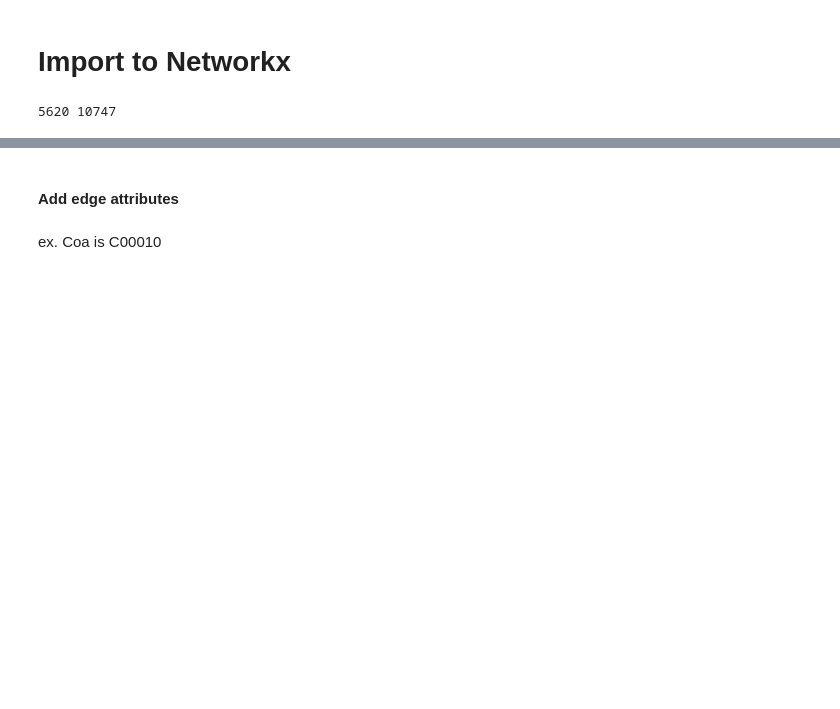
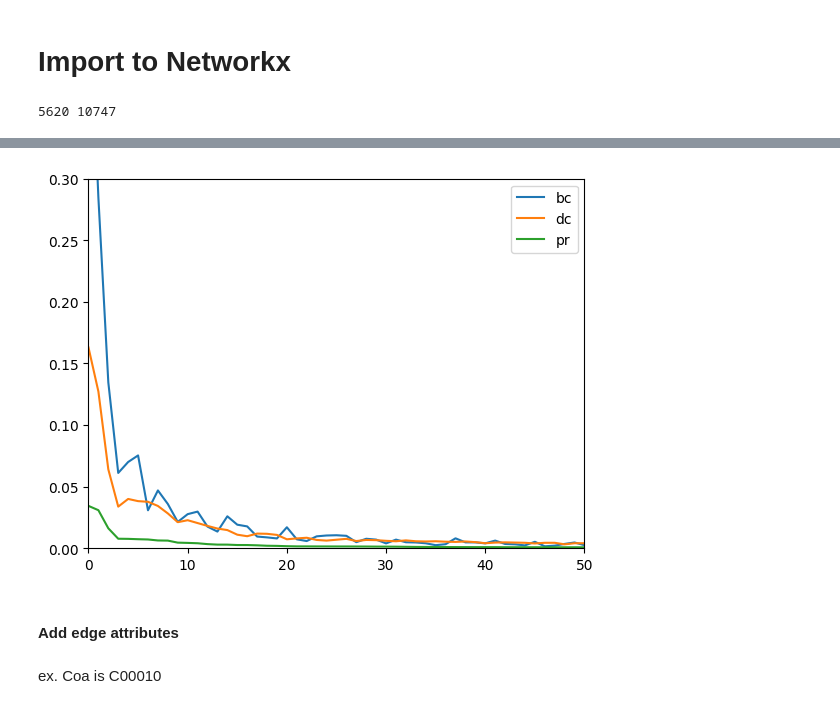
Before and after one commit to costasmexis/pathwayFinder, a Jupyter notebook: main.ipynb, the cells around one changed output, grey strips where cells are left out. Saved outputs shown, nothing was run; the diff lists cells and outputs as text; code cells hidden in the pictures; blank space fills up the shorter version.

```diff
--- a/main.ipynb
+++ b/main.ipynb
@@ -240,0 +213,24 @@ dc.head(20)
+# %%
+if path.exists('data/nodes_centralities.csv'):
+    dc = pd.read_csv('data/nodes_centralities.csv', index_col=0)
+else:
+    # PageRank
+    pr = nx.pagerank(G)
+    pr = pd.DataFrame(list(pr.items()), columns=['Node', 'PageRank'])
+
+    # degree centrality
+    dc = nx.degree_centrality(G)
+    dc = pd.DataFrame(list(dc.items()), columns=['Node', 'Degree Centrality'])
+
+    # Betweenness centrality
+    bc = nx.betweenness_centrality(G)
+    bv = pd.DataFrame(list(bc.items()), columns=['Node', 'Betweenness Centrality'])
+
+    # centralities
+    dc['PageRank'] = pr['PageRank'].copy()
+    dc['Betweenness Centrality'] = bc['Betweenness Centrality'].copy()
+    dc.sort_values(by='PageRank', ascending=False, inplace=True)
+    dc = pd.merge(dc, df[['id','formula','mol_weight']].rename({'id':'Node'}, axis=1), on='Node')
+    dc.to_csv('data/nodes_centralities.csv')
+
+dc.head(20)
@@ -241,3 +255,13 @@ dc.head(20)
+# %%
+plt.plot(dc.index, dc['Betweenness Centrality'])
+plt.plot(dc.index, dc['Degree Centrality'])
+plt.plot(dc.index, dc['PageRank'])
+plt.legend(['bc','dc','pr'])
+plt.xlim(0, 50)
+plt.ylim(0, 0.3)
+plt.show()
+# %% [output]
+[figure, added]
 # %% [markdown]
 #### Add edge attributes
 # %%
```
Also changed, not shown: parts of 19 cells of this notebook, 1 other file.
